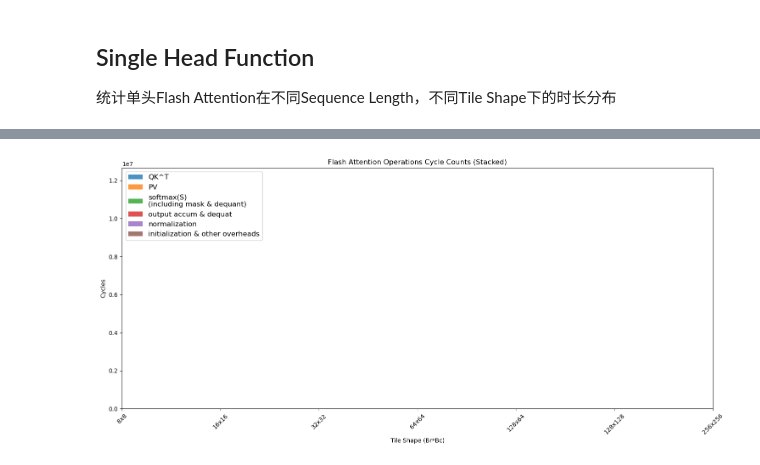
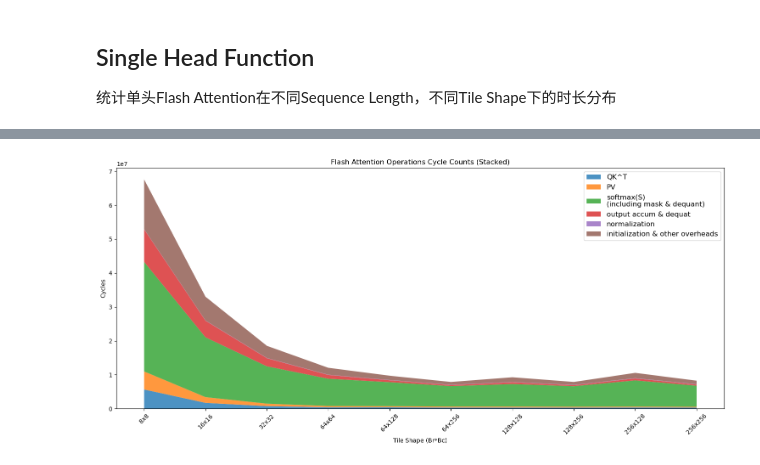
Before and after one commit to YenLaurent/flash-attention-on-chipyard, a Jupyter notebook: analysis/single_head_cycles_cnt.ipynb, the cells around one changed output, grey strips where cells are left out. Drawn from its saved outputs; the diff is of its cells as text; code cells hidden in the pictures.

```diff
--- a/analysis/single_head_cycles_cnt.ipynb
+++ b/analysis/single_head_cycles_cnt.ipynb
@@ -128,5 +128,7 @@ plt.tight_layout()
 # %%
 df_single_head_per_tile = pd.read_excel(io="data/single_head_cycles_cnt.xlsx", sheet_name="Single Head (per tile shape)", header=0, index_col=0)
 df_single_head_per_tile.drop(axis='index', index="单位：周期数 / Head Dimension取64 / Sequence Length固定1k", inplace=True)
+df_single_head_per_tile.drop(labels = "64x512", axis="columns", inplace=True)
+df_single_head_per_tile.drop(labels = "256x512", axis="columns", inplace=True)
 df_single_head_per_tile
 # %% [output]
@@ -141,15 +143,15 @@ df_single_head_per_tile
 # %%
 df_withoutTotal = df_single_head_per_tile.drop(index="TOTAL", inplace=False)
 operations = df_withoutTotal.index.tolist()
 tile_shapes = df_withoutTotal.columns.tolist()
 
 plt.figure(figsize=(15, 7))
 plt.stackplot(range(len(tile_shapes)), [df_withoutTotal.loc[op] for op in operations], labels=operations, alpha=0.8)
 plt.xticks(range(len(tile_shapes)), tile_shapes, rotation=45)
 plt.xlabel("Tile Shape (Br*Bc)")
 plt.ylabel("Cycles")
 plt.title("Flash Attention Operations Cycle Counts (Stacked)")
-plt.legend(loc='upper left', fontsize='large')
+plt.legend(loc='upper right', fontsize='large')
 plt.tight_layout()
 # %% [output]
-[figure, old version]
+[figure, new version]
```
Also changed, not shown: parts of 3 cells of this notebook, 8 other files.
